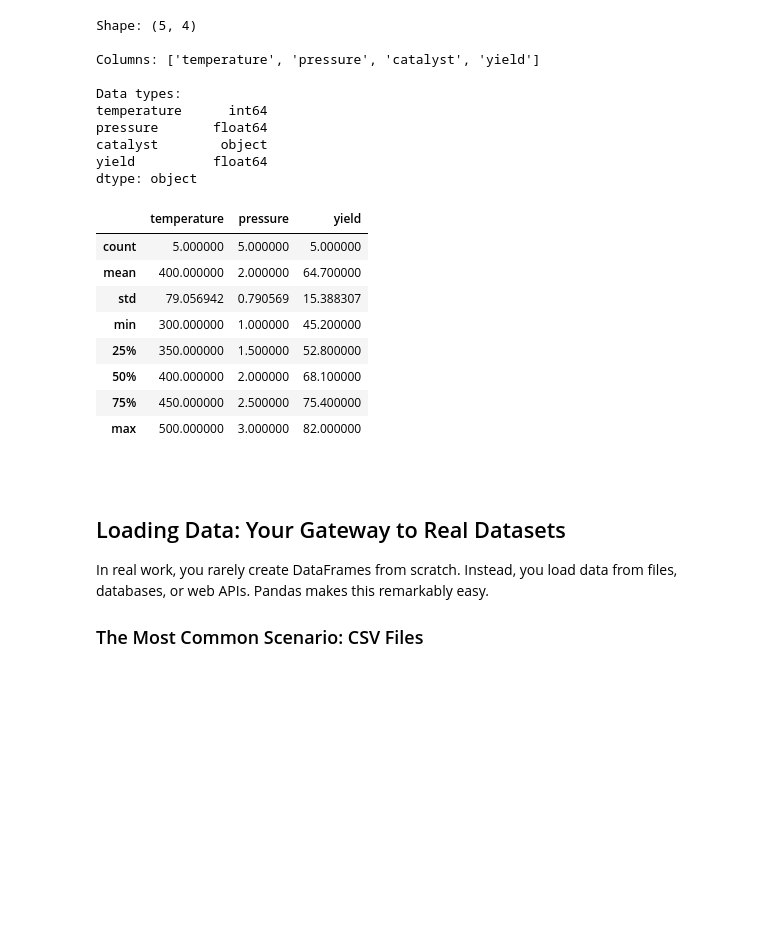
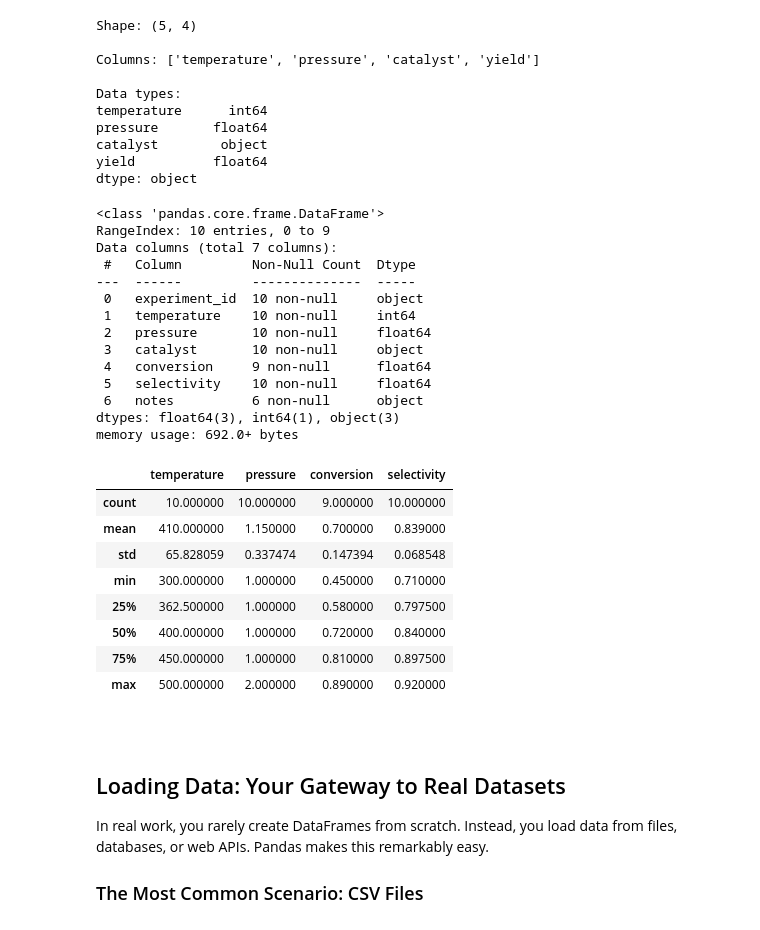
Before and after one commit to tlliuca/AI4ChemEng, a Jupyter notebook: dsmles/02-pandas-intro/pandas-intro.ipynb, the cells around one changed output. Saved outputs shown, nothing was run; the diff lists cells and outputs as text; code cells hidden in the pictures; blank space fills up the shorter version.

````diff
--- a/dsmles/02-pandas-intro/pandas-intro.ipynb
+++ b/dsmles/02-pandas-intro/pandas-intro.ipynb
@@ -130,18 +130,34 @@ catalyst        object
 yield          float64
 dtype: object
 # %%
-# Quick summary statistics
+# Quick review and summary statistics
+df.head()
+df.info()
 df.describe()
 # %% [output]
+<class 'pandas.core.frame.DataFrame'>
+RangeIndex: 10 entries, 0 to 9
+Data columns (total 7 columns):
+ #   Column         Non-Null Count  Dtype
+---  ------         --------------  -----
+ 0   experiment_id  10 non-null     object
+ 1   temperature    10 non-null     int64
+ 2   pressure       10 non-null     float64
+ 3   catalyst       10 non-null     object
+ 4   conversion     9 non-null      float64
+ 5   selectivity    10 non-null     float64
+ 6   notes          6 non-null      object
+dtypes: float64(3), int64(1), object(3)
+memory usage: 692.0+ bytes
-|  | temperature | pressure | yield |
-| count | 5.000000 | 5.000000 | 5.000000 |
-| mean | 400.000000 | 2.000000 | 64.700000 |
-| std | 79.056942 | 0.790569 | 15.388307 |
-| min | 300.000000 | 1.000000 | 45.200000 |
-| 25% | 350.000000 | 1.500000 | 52.800000 |
-| 50% | 400.000000 | 2.000000 | 68.100000 |
-| 75% | 450.000000 | 2.500000 | 75.400000 |
-| max | 500.000000 | 3.000000 | 82.000000 |
+|  | temperature | pressure | conversion | selectivity |
+| count | 10.000000 | 10.000000 | 9.000000 | 10.000000 |
+| mean | 410.000000 | 1.150000 | 0.700000 | 0.839000 |
+| std | 65.828059 | 0.337474 | 0.147394 | 0.068548 |
+| min | 300.000000 | 1.000000 | 0.450000 | 0.710000 |
+| 25% | 362.500000 | 1.000000 | 0.580000 | 0.797500 |
+| 50% | 400.000000 | 1.000000 | 0.720000 | 0.840000 |
+| 75% | 450.000000 | 1.000000 | 0.810000 | 0.897500 |
+| max | 500.000000 | 2.000000 | 0.890000 | 0.920000 |
 # %% [markdown]
 ```{index} read_csv
 ```
````
Also changed, not shown: parts of 3 cells of this notebook.
